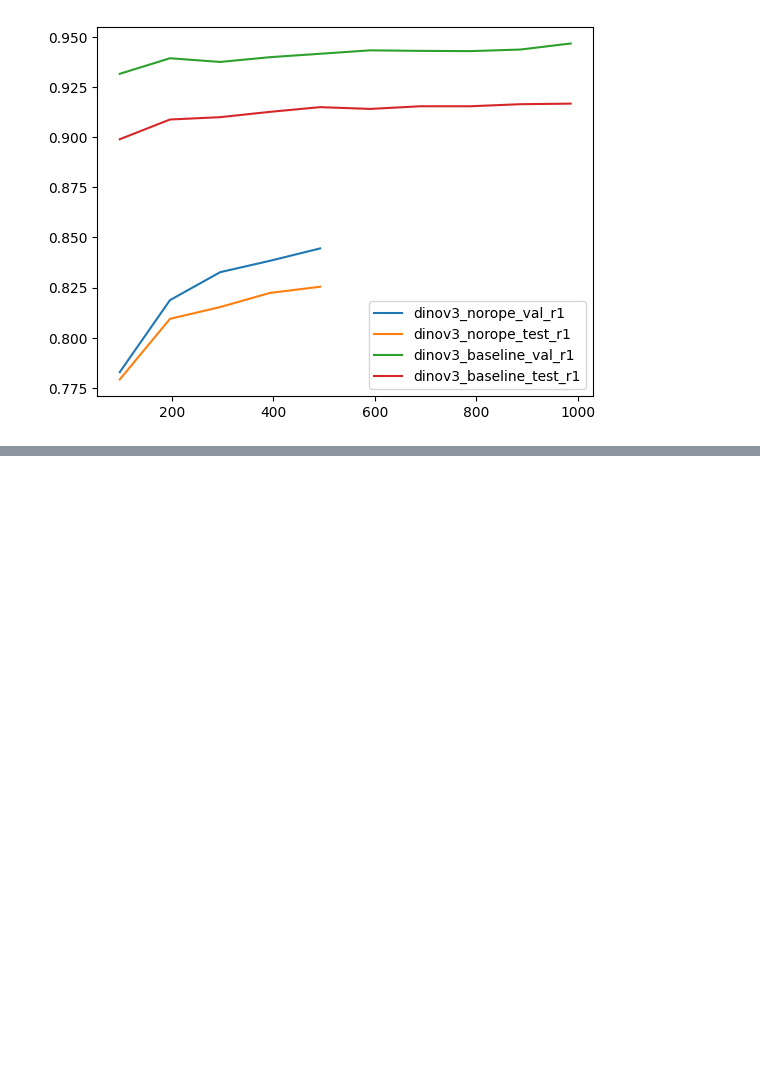
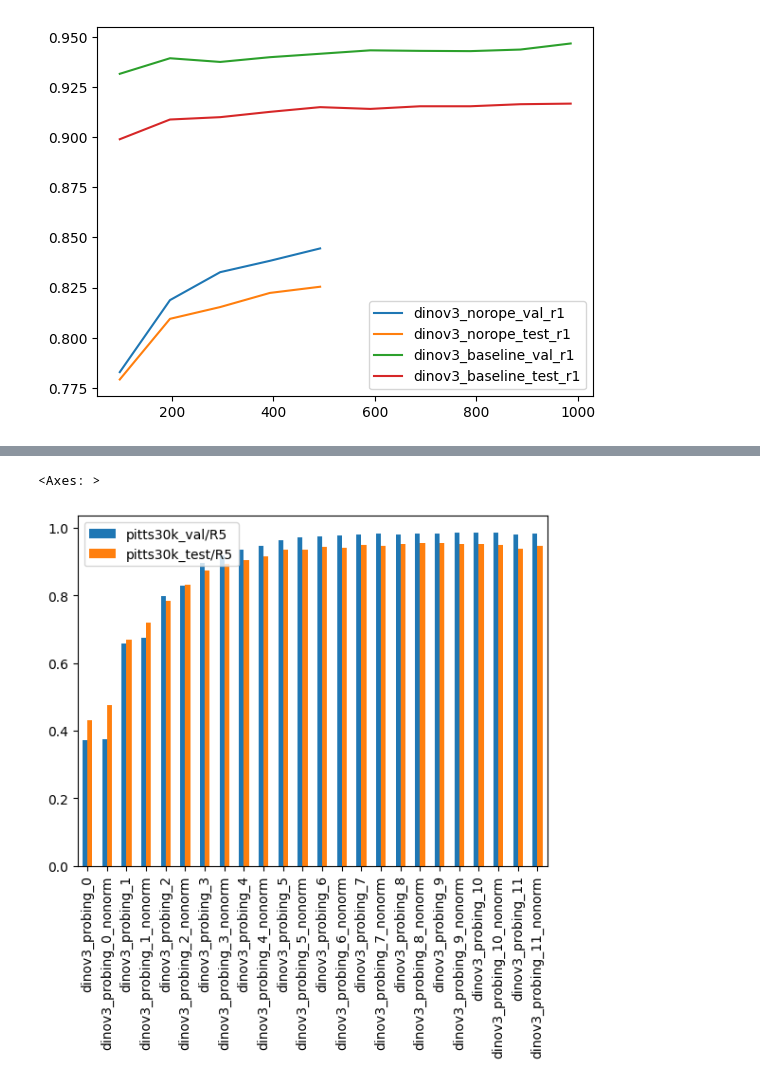
Before and after one commit to L4rralde/salad_results, a Jupyter notebook: Untitled.ipynb, the cells around one changed output, grey strips where cells are left out. Saved outputs shown, nothing was run; the diff lists cells and outputs as text; code cells hidden in the pictures; blank space fills up the shorter version.

```diff
--- a/Untitled.ipynb
+++ b/Untitled.ipynb
@@ -41,0 +178,5 @@ plt.legend()
+# %%
+df[['pitts30k_val/R5', 'pitts30k_test/R5']].plot.bar()
+# %% [output]
+<Axes: >
+[figure, added]
```
Also changed, not shown: parts of 13 cells of this notebook, 48 other files.
